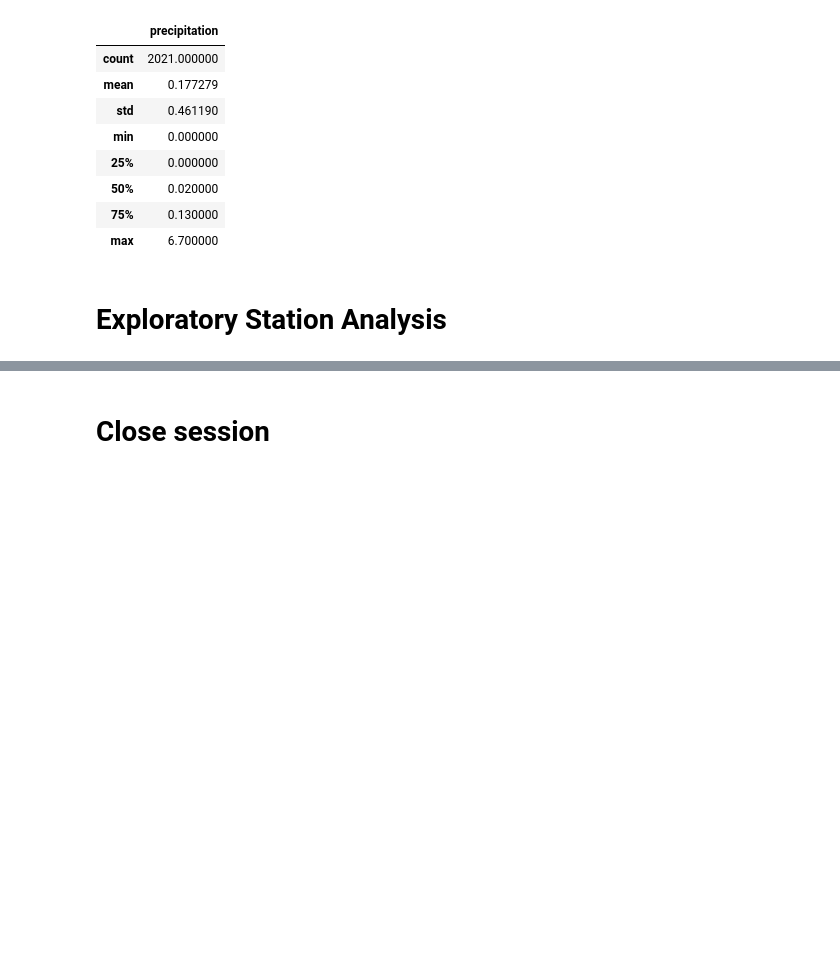
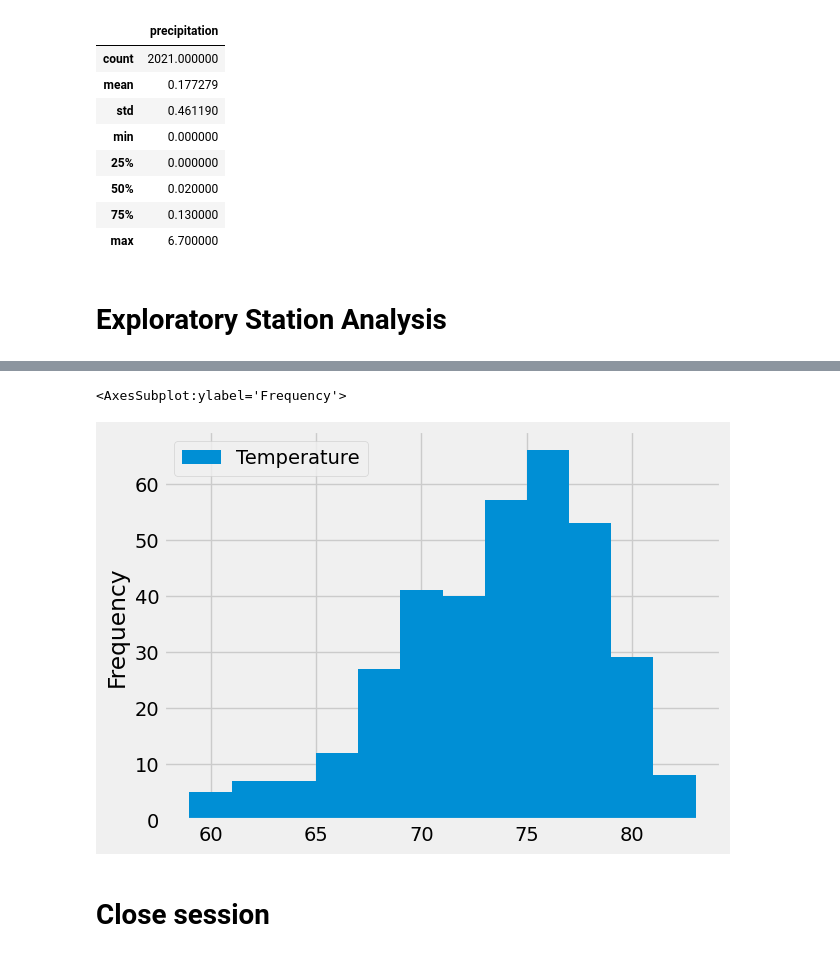
Before and after one commit to sarasteh/sqlalchemy-challenge, a Jupyter notebook: SurfsUp/climate.ipynb, the cells around one changed output, grey strips where cells are left out. Cells and saved outputs as stored; diff of their text form; code cells hidden in the pictures; blank space fills up the shorter version.

Commit message:
Plots added

```diff
--- a/SurfsUp/climate.ipynb
+++ b/SurfsUp/climate.ipynb
@@ -153,0 +199,14 @@ prcp_df.describe()
+# %%
+# Using the most active station id
+# Query the last 12 months of temperature observation data for this station and plot the results as a histogram
+
+# Calculate the date one year from the last date in data set.
+year_ago=pd.to_datetime(most_recent.date)-timedelta(days=366)
+year_ago=str(year_ago)[:10]
+
+# Perform a query to retrieve the date and temperature for the most active station
+one_year_tobs = session.query(measurement.date,measurement.tobs).\
+filter(measurement.date>year_ago).filter(measurement.station==most_active_station).all()
+
+tobs_df=pd.DataFrame(one_year_tobs,columns=['Date','Temperature']).set_index('Date').sort_index()
+tobs_df.head()
@@ -154,3 +221,8 @@ prcp_df.describe()
+# %%
+tobs_df.plot.hist(bins=12)
+# %% [output]
+<AxesSubplot:ylabel='Frequency'>
+[figure, added]
 # %% [markdown]
 # Close session
 # %%
```
Also changed, not shown: parts of 8 cells of this notebook.
